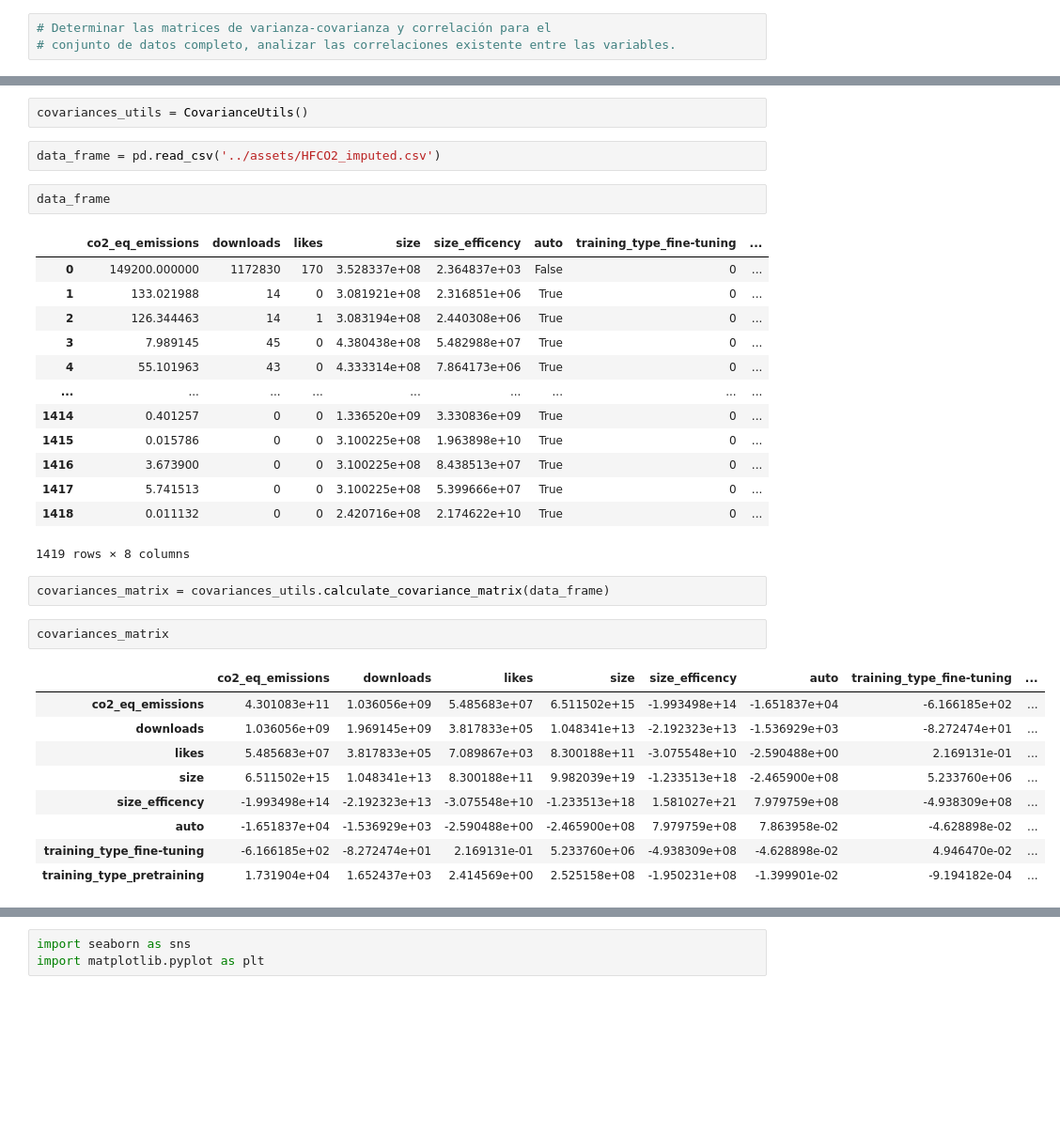
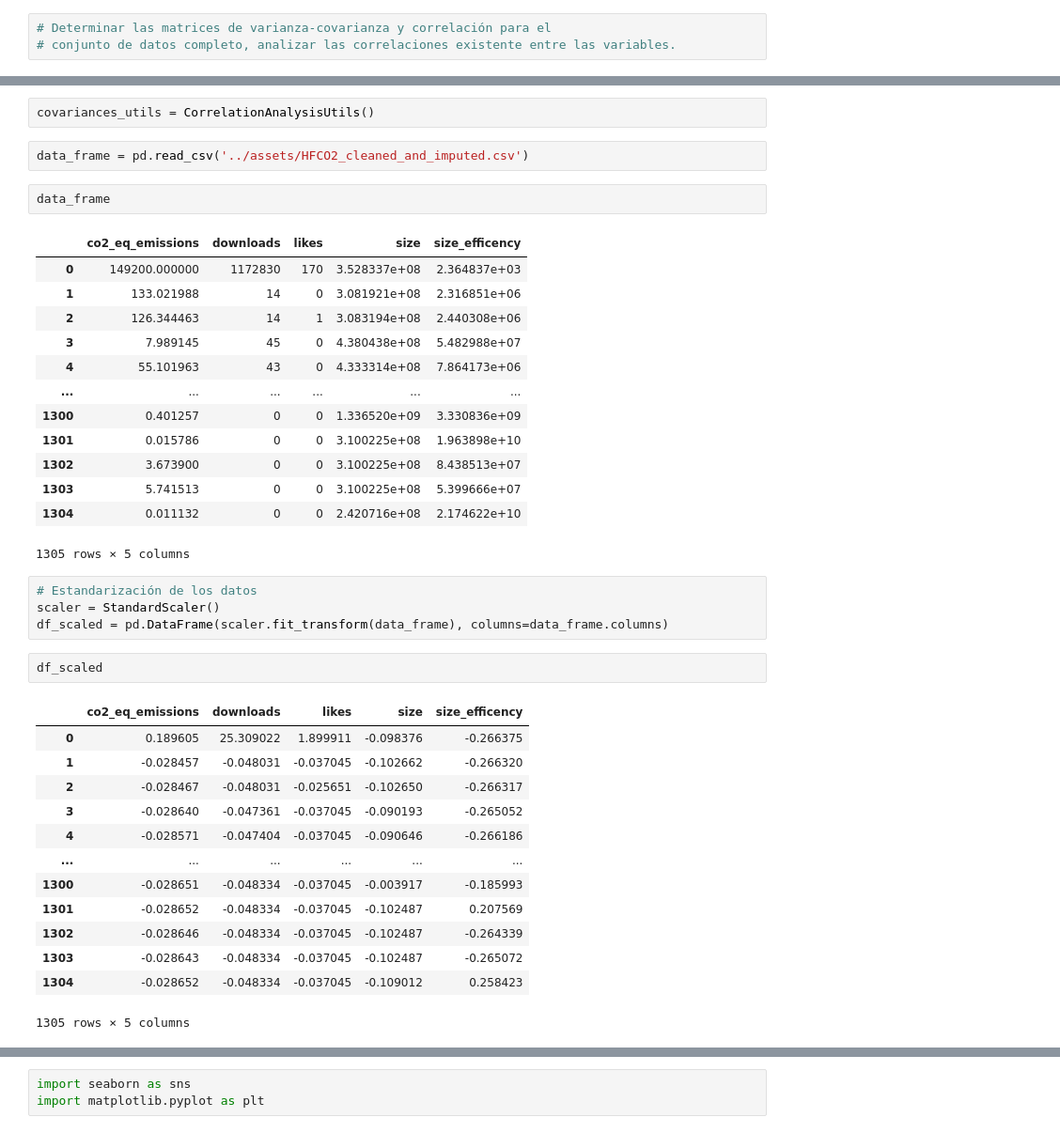
Before and after one commit to jufegare000/hugging-face-co2-multivariate-analysis, a Jupyter notebook: notebooks/2_variance_covariance.ipynb, the cells around one changed output, grey strips where cells are left out. Shown at 94% size. Saved outputs shown, nothing was run; the diff lists cells and outputs as text; blank space fills up the shorter version.

```diff
--- a/notebooks/2_variance_covariance.ipynb
+++ b/notebooks/2_variance_covariance.ipynb
@@ -17,35 +17,41 @@ from analysis.correlations import CovarianceUtils
 # %%
-covariances_utils = CovarianceUtils()
+covariances_utils = CorrelationAnalysisUtils()
 # %%
-data_frame = pd.read_csv('../assets/HFCO2_imputed.csv')
+data_frame = pd.read_csv('../assets/HFCO2_cleaned_and_imputed.csv')
 # %%
 data_frame
 # %% [output]
-|  | co2_eq_emissions | downloads | likes | size | size_efficency | auto | training_type_fine-tuning | ... |
-| 0 | 149200.000000 | 1172830 | 170 | 3.528337e+08 | 2.364837e+03 | False | 0 | ... |
-| 1 | 133.021988 | 14 | 0 | 3.081921e+08 | 2.316851e+06 | True | 0 | ... |
-| 2 | 126.344463 | 14 | 1 | 3.083194e+08 | 2.440308e+06 | True | 0 | ... |
-| 3 | 7.989145 | 45 | 0 | 4.380438e+08 | 5.482988e+07 | True | 0 | ... |
-| 4 | 55.101963 | 43 | 0 | 4.333314e+08 | 7.864173e+06 | True | 0 | ... |
-| ... | ... | ... | ... | ... | ... | ... | ... | ... |
-| 1414 | 0.401257 | 0 | 0 | 1.336520e+09 | 3.330836e+09 | True | 0 | ... |
-| 1415 | 0.015786 | 0 | 0 | 3.100225e+08 | 1.963898e+10 | True | 0 | ... |
-| 1416 | 3.673900 | 0 | 0 | 3.100225e+08 | 8.438513e+07 | True | 0 | ... |
-| 1417 | 5.741513 | 0 | 0 | 3.100225e+08 | 5.399666e+07 | True | 0 | ... |
-| 1418 | 0.011132 | 0 | 0 | 2.420716e+08 | 2.174622e+10 | True | 0 | ... |
+|  | co2_eq_emissions | downloads | likes | size | size_efficency |
+| 0 | 149200.000000 | 1172830 | 170 | 3.528337e+08 | 2.364837e+03 |
+| 1 | 133.021988 | 14 | 0 | 3.081921e+08 | 2.316851e+06 |
+| 2 | 126.344463 | 14 | 1 | 3.083194e+08 | 2.440308e+06 |
+| 3 | 7.989145 | 45 | 0 | 4.380438e+08 | 5.482988e+07 |
+| 4 | 55.101963 | 43 | 0 | 4.333314e+08 | 7.864173e+06 |
+| ... | ... | ... | ... | ... | ... |
+| 1300 | 0.401257 | 0 | 0 | 1.336520e+09 | 3.330836e+09 |
+| 1301 | 0.015786 | 0 | 0 | 3.100225e+08 | 1.963898e+10 |
+| 1302 | 3.673900 | 0 | 0 | 3.100225e+08 | 8.438513e+07 |
+| 1303 | 5.741513 | 0 | 0 | 3.100225e+08 | 5.399666e+07 |
+| 1304 | 0.011132 | 0 | 0 | 2.420716e+08 | 2.174622e+10 |
-1419 rows × 8 columns
+1305 rows × 5 columns
 # %%
-covariances_matrix = covariances_utils.calculate_covariance_matrix(data_frame)
+# Estandarización de los datos
+scaler = StandardScaler()
+df_scaled = pd.DataFrame(scaler.fit_transform(data_frame), columns=data_frame.columns)
 # %%
-covariances_matrix
+df_scaled
 # %% [output]
-|  | co2_eq_emissions | downloads | likes | size | size_efficency | auto | training_type_fine-tuning | ... |
-| co2_eq_emissions | 4.301083e+11 | 1.036056e+09 | 5.485683e+07 | 6.511502e+15 | -1.993498e+14 | -1.651837e+04 | -6.166185e+02 | ... |
-| downloads | 1.036056e+09 | 1.969145e+09 | 3.817833e+05 | 1.048341e+13 | -2.192323e+13 | -1.536929e+03 | -8.272474e+01 | ... |
-| likes | 5.485683e+07 | 3.817833e+05 | 7.089867e+03 | 8.300188e+11 | -3.075548e+10 | -2.590488e+00 | 2.169131e-01 | ... |
-| size | 6.511502e+15 | 1.048341e+13 | 8.300188e+11 | 9.982039e+19 | -1.233513e+18 | -2.465900e+08 | 5.233760e+06 | ... |
-| size_efficency | -1.993498e+14 | -2.192323e+13 | -3.075548e+10 | -1.233513e+18 | 1.581027e+21 | 7.979759e+08 | -4.938309e+08 | ... |
-| auto | -1.651837e+04 | -1.536929e+03 | -2.590488e+00 | -2.465900e+08 | 7.979759e+08 | 7.863958e-02 | -4.628898e-02 | ... |
-| training_type_fine-tuning | -6.166185e+02 | -8.272474e+01 | 2.169131e-01 | 5.233760e+06 | -4.938309e+08 | -4.628898e-02 | 4.946470e-02 | ... |
-| training_type_pretraining | 1.731904e+04 | 1.652437e+03 | 2.414569e+00 | 2.525158e+08 | -1.950231e+08 | -1.399901e-02 | -9.194182e-04 | ... |
+|  | co2_eq_emissions | downloads | likes | size | size_efficency |
+| 0 | 0.189605 | 25.309022 | 1.899911 | -0.098376 | -0.266375 |
+| 1 | -0.028457 | -0.048031 | -0.037045 | -0.102662 | -0.266320 |
+| 2 | -0.028467 | -0.048031 | -0.025651 | -0.102650 | -0.266317 |
+| 3 | -0.028640 | -0.047361 | -0.037045 | -0.090193 | -0.265052 |
+| 4 | -0.028571 | -0.047404 | -0.037045 | -0.090646 | -0.266186 |
+| ... | ... | ... | ... | ... | ... |
+| 1300 | -0.028651 | -0.048334 | -0.037045 | -0.003917 | -0.185993 |
+| 1301 | -0.028652 | -0.048334 | -0.037045 | -0.102487 | 0.207569 |
+| 1302 | -0.028646 | -0.048334 | -0.037045 | -0.102487 | -0.264339 |
+| 1303 | -0.028643 | -0.048334 | -0.037045 | -0.102487 | -0.265072 |
+| 1304 | -0.028652 | -0.048334 | -0.037045 | -0.109012 | 0.258423 |
+1305 rows × 5 columns
 # %%
```
Also changed, not shown: parts of 17 cells of this notebook, 11 other files.
